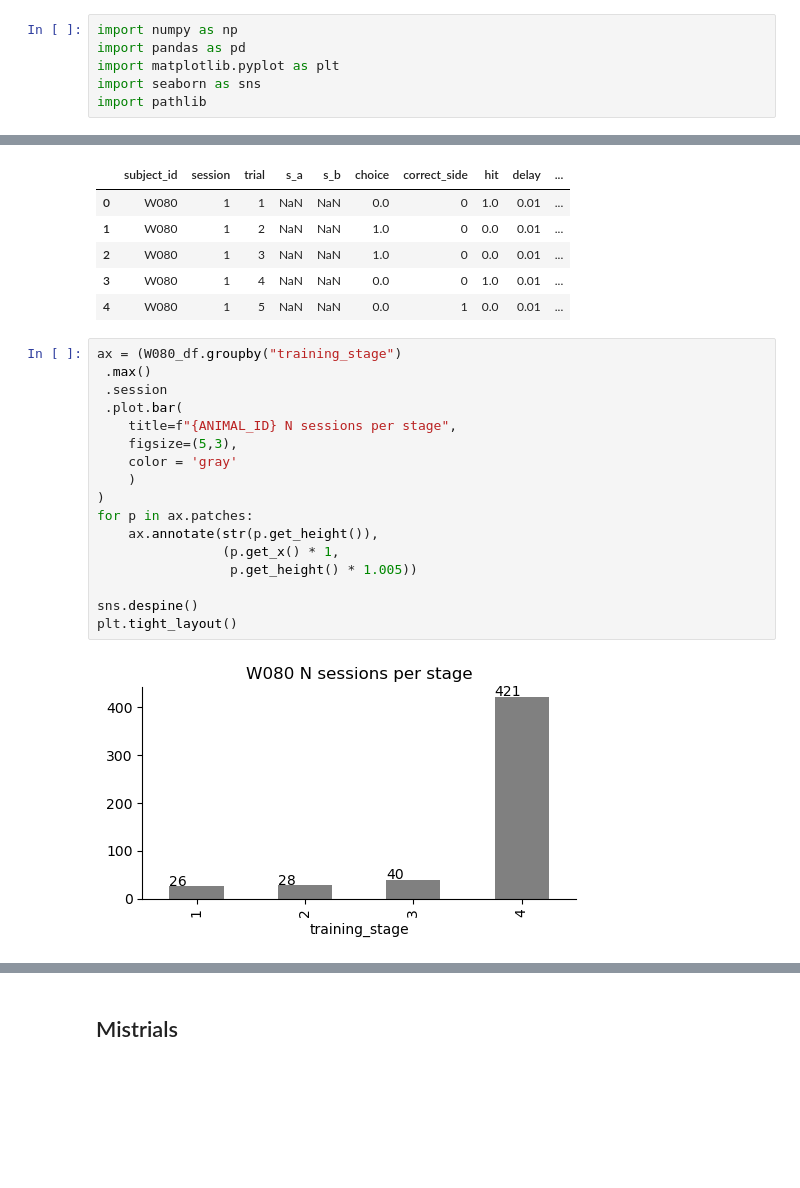
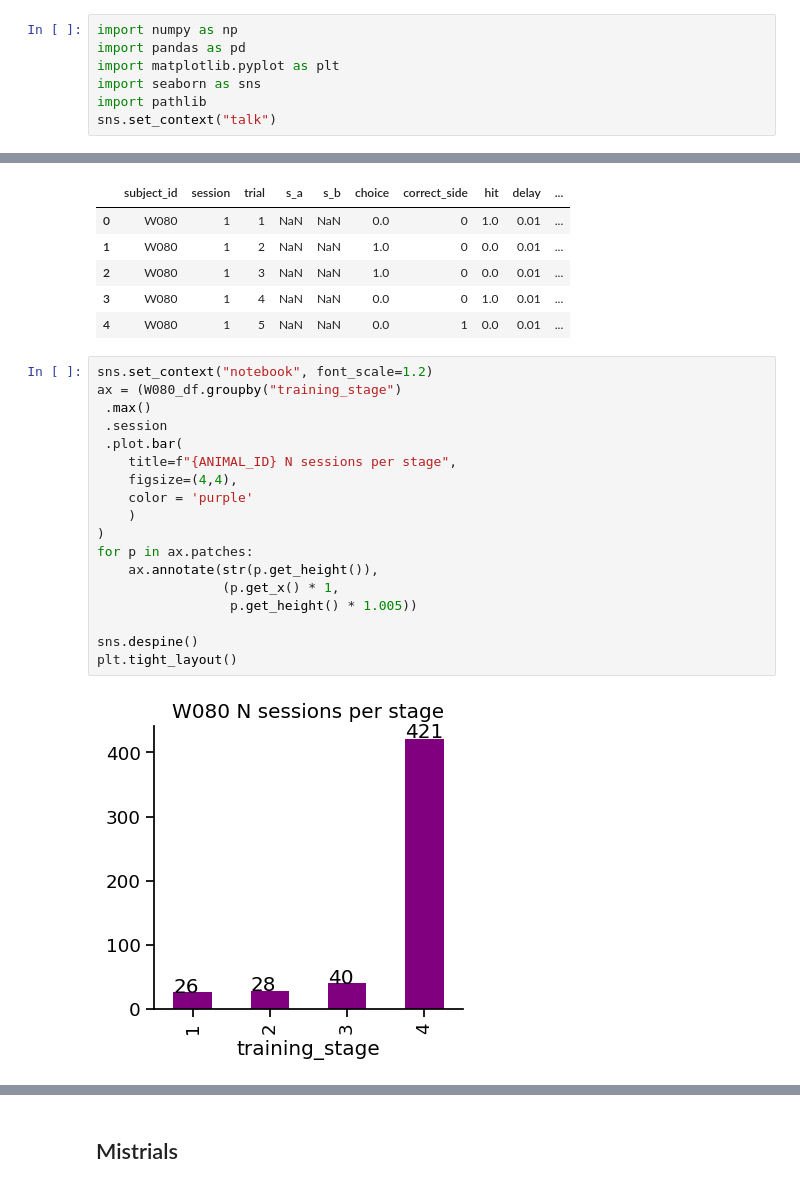
Before and after one commit to jess-breda/violations-multinomial, a Jupyter notebook: explring_dataset.ipynb, the cells around one changed output, grey strips where cells are left out. Cells and saved outputs as stored; diff of their text form; blank space fills up the shorter version.

```diff
--- a/explring_dataset.ipynb
+++ b/explring_dataset.ipynb
@@ -10,6 +10,7 @@ import pandas as pd
 import matplotlib.pyplot as plt
 import seaborn as sns
 import pathlib
+sns.set_context("talk")
 # %%
 DATA_PATH = pathlib.Path("X:\jbreda\learning_project\data")
 F_NAME = "rat_behavior.csv"
@@ -43,21 +44,22 @@ W080_df.head()
 | 3 | W080 | 1 | 4 | NaN | NaN | 0.0 | 0 | 1.0 | 0.01 | ... |
 | 4 | W080 | 1 | 5 | NaN | NaN | 0.0 | 1 | 0.0 | 0.01 | ... |
 # %%
+sns.set_context("notebook", font_scale=1.2)
 ax = (W080_df.groupby("training_stage")
  .max()
  .session
  .plot.bar(
     title=f"{ANIMAL_ID} N sessions per stage",
-    figsize=(5,3),
-    color = 'gray'
+    figsize=(4,4),
+    color = 'purple'
     )
 )
 for p in ax.patches:
     ax.annotate(str(p.get_height()),
                 (p.get_x() * 1,
                  p.get_height() * 1.005))
 
 sns.despine()
 plt.tight_layout()
 # %% [output]
-[figure, old version]
+[figure, new version]
```
Also changed, not shown: parts of 6 cells of this notebook.
